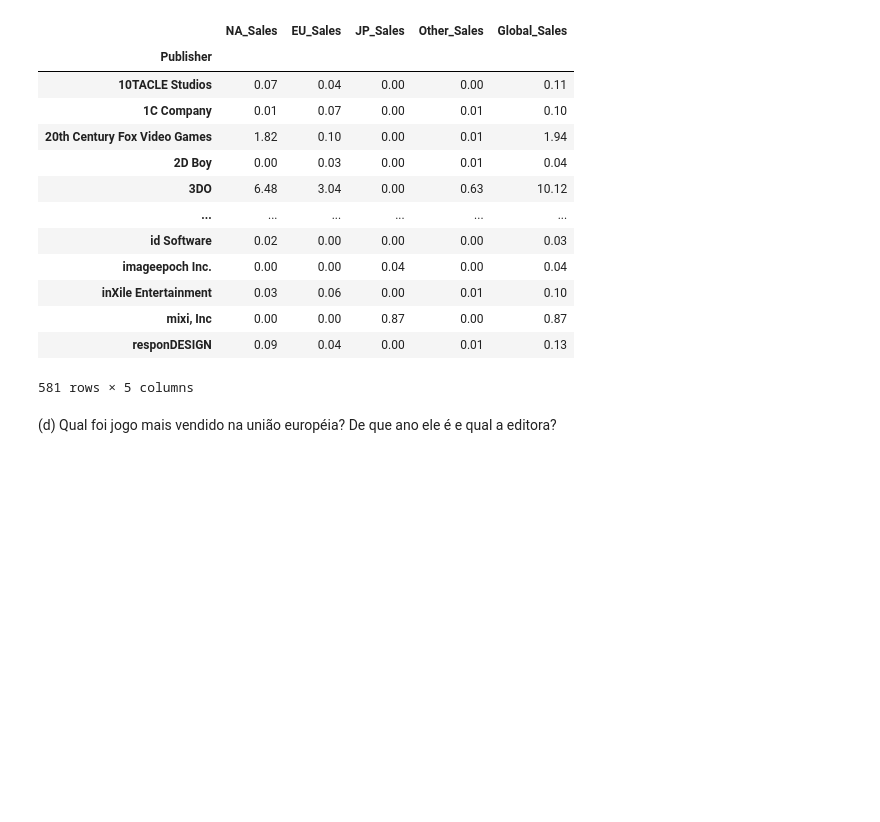
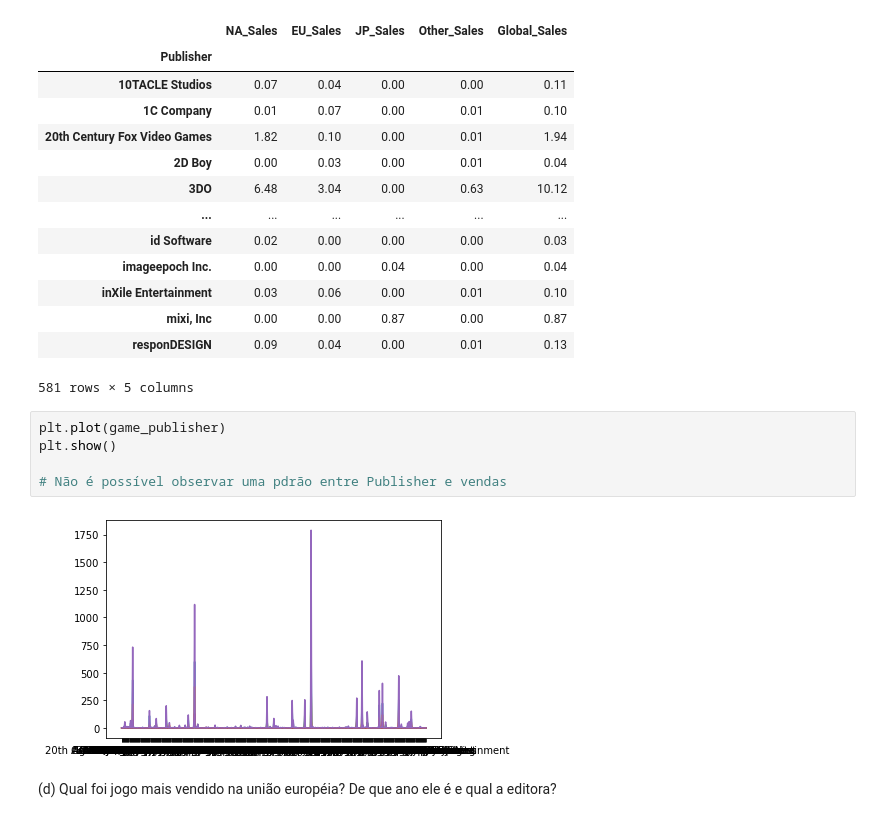
Before and after one commit to GabrielAsato/Curso_DS_Degree, a Jupyter notebook: Módulo 4 - Exercícios/Aula de Exerícios Numpy e Pandas.ipynb, the cells around one changed output. Cells and saved outputs as stored; diff of their text form; blank space fills up the shorter version.

```diff
--- a/Módulo 4 - Exercícios/Aula de Exerícios Numpy e Pandas.ipynb
+++ b/Módulo 4 - Exercícios/Aula de Exerícios Numpy e Pandas.ipynb
@@ -475,6 +487,13 @@ game_publisher
 | mixi, Inc | 0.00 | 0.00 | 0.87 | 0.00 | 0.87 |
 | responDESIGN | 0.09 | 0.04 | 0.00 | 0.01 | 0.13 |
 581 rows × 5 columns
+# %%
+plt.plot(game_publisher)
+plt.show()
+
+# Não é possível observar uma pdrão entre Publisher e vendas
+# %% [output]
+[figure, added]
 # %% [markdown]
 
 (d) Qual foi jogo mais vendido na união européia? De que ano ele é e qual a editora?
```
Also changed, not shown: parts of 15 cells of this notebook.
